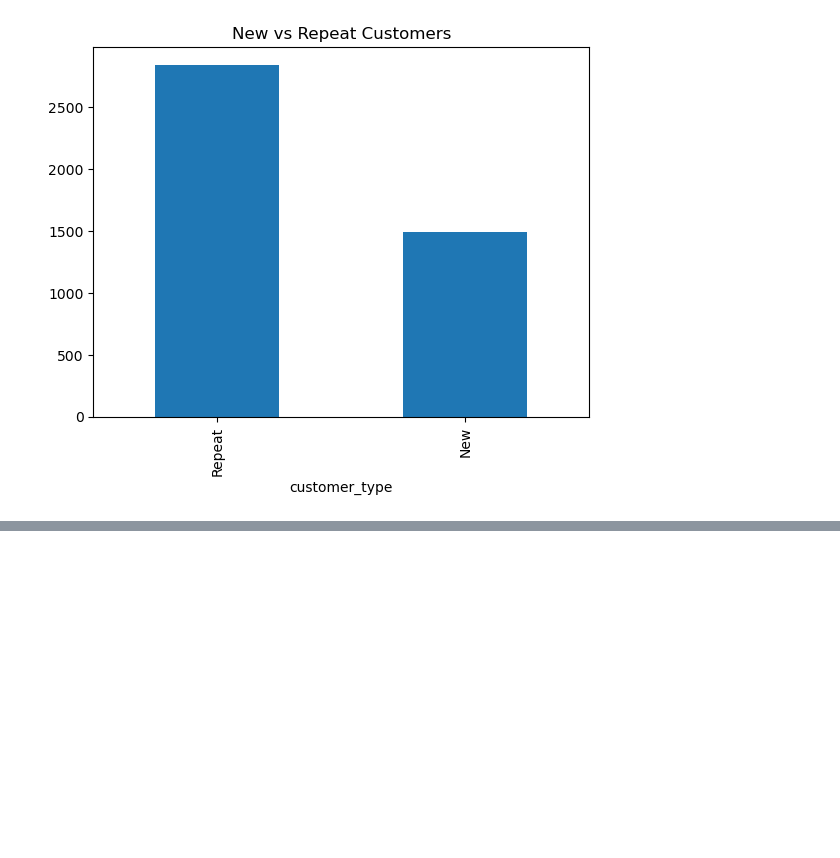
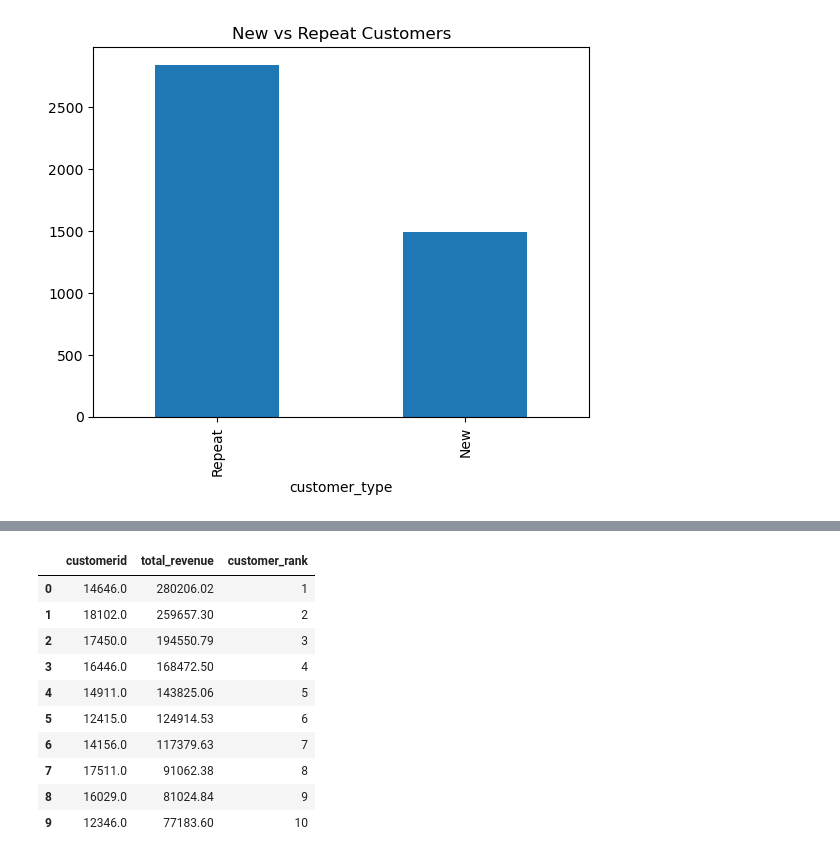
Before and after one commit to saba-aslani/Ecommerce-Sales-Analysis, a Jupyter notebook: notebook/analysis.ipynb, the cells around one changed output, grey strips where cells are left out. Saved outputs shown, nothing was run; the diff lists cells and outputs as text; code cells hidden in the pictures; blank space fills up the shorter version.

```diff
--- a/notebook/analysis.ipynb
+++ b/notebook/analysis.ipynb
@@ -298,0 +318,29 @@ customer_type_count.plot(kind='bar', title='New vs Repeat Customers')
+# %%
+# SQL: Rank customers by revenue
+query = """
+SELECT
+    customerid,
+    SUM(revenue) AS total_revenue,
+    RANK() OVER (ORDER BY SUM(revenue) DESC) AS customer_rank
+FROM orders
+GROUP BY customerid
+LIMIT 10;
+"""
+
+# Execute query
+top_customers_ranked = pd.read_sql(query, conn)
+
+# Display result
+top_customers_ranked
+# %% [output]
+|  | customerid | total_revenue | customer_rank |
+| 0 | 14646.0 | 280206.02 | 1 |
+| 1 | 18102.0 | 259657.30 | 2 |
+| 2 | 17450.0 | 194550.79 | 3 |
+| 3 | 16446.0 | 168472.50 | 4 |
+| 4 | 14911.0 | 143825.06 | 5 |
+| 5 | 12415.0 | 124914.53 | 6 |
+| 6 | 14156.0 | 117379.63 | 7 |
+| 7 | 17511.0 | 91062.38 | 8 |
+| 8 | 16029.0 | 81024.84 | 9 |
+| 9 | 12346.0 | 77183.60 | 10 |
```
Also changed, not shown: parts of 11 cells of this notebook, 7 other files.
